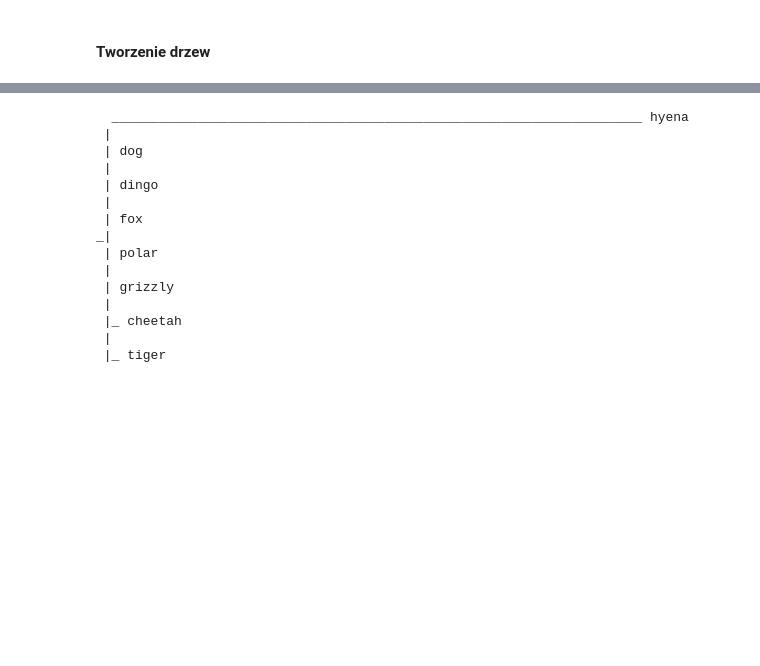
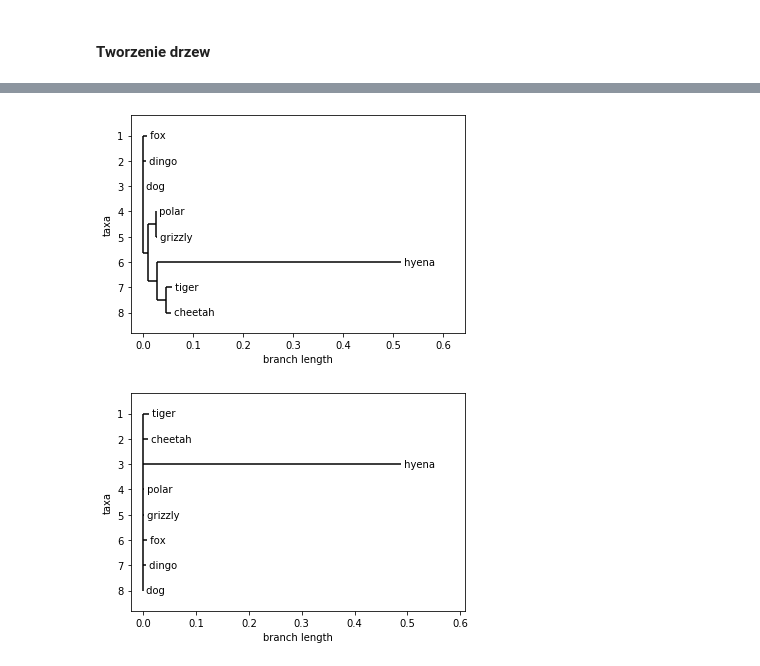
Before and after one commit to agassowska/bioinf, a Jupyter notebook: bioinformatyka_projekt2.ipynb, the cells around one changed output, grey strips where cells are left out. Cells and saved outputs as stored; diff of their text form; code cells hidden in the pictures; blank space fills up the shorter version.

```diff
--- a/bioinformatyka_projekt2.ipynb
+++ b/bioinformatyka_projekt2.ipynb
@@ -250,20 +255,10 @@ _| grizzly
+# %%
+Phylo.draw(majority_tree_05,branch_labels=lambda c: None)
+# %% [output]
+[figure, added]
 # %%
 majority_tree_07 = majority_consensus(trees, 0.7)
 # %%
-Phylo.draw_ascii(majority_tree_07)
+Phylo.draw(majority_tree_07)
 # %% [output]
-  ____________________________________________________________________ hyena
- |
- | dog
- |
- | dingo
- |
- | fox
-_|
- | polar
- |
- | grizzly
- |
- |_ cheetah
- |
- |_ tiger
+[figure, added]
```
Also changed, not shown: parts of 11 cells of this notebook.
